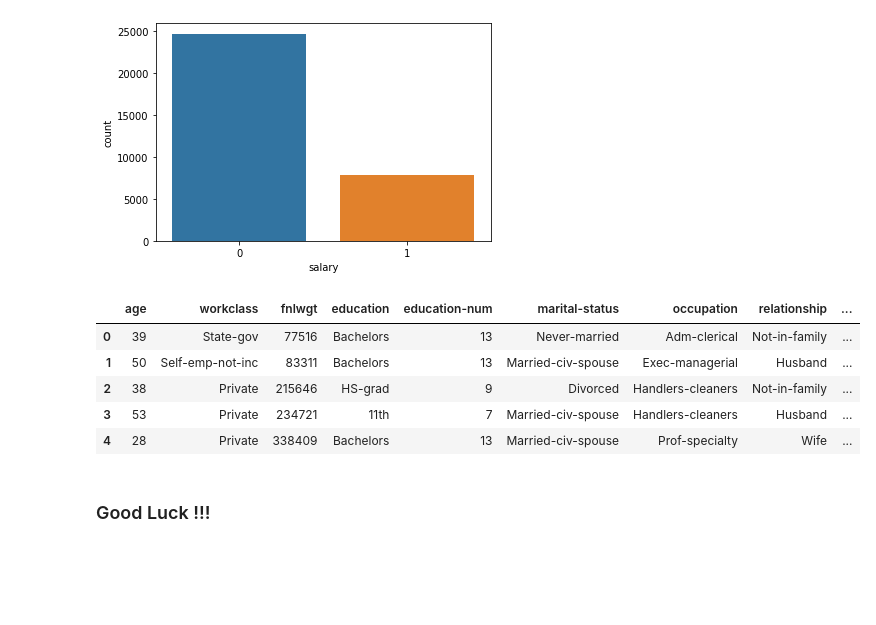
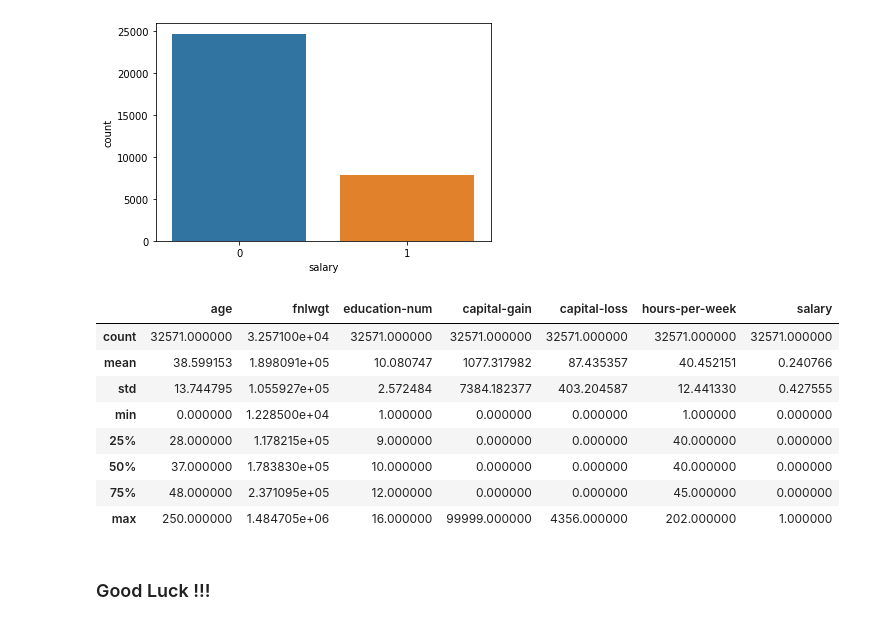
Before and after one commit to Arx1971/Predict-Person-Yearly-Salary, a Jupyter notebook: FinalProject_Spring2020.ipynb, the cells around one changed output. Drawn from its saved outputs; the diff is of its cells as text; code cells hidden in the pictures; blank space fills up the shorter version.

```diff
--- a/FinalProject_Spring2020.ipynb
+++ b/FinalProject_Spring2020.ipynb
@@ -96,14 +96,17 @@ sns.countplot(df['salary'])
 <matplotlib.axes._subplots.AxesSubplot at 0x...>
 [figure]
 # %%
-df.descri
+df.describe()
 # %% [output]
-|  | age | workclass | fnlwgt | education | education-num | marital-status | occupation | relationship | ... |
-| 0 | 39 | State-gov | 77516 | Bachelors | 13 | Never-married | Adm-clerical | Not-in-family | ... |
-| 1 | 50 | Self-emp-not-inc | 83311 | Bachelors | 13 | Married-civ-spouse | Exec-managerial | Husband | ... |
-| 2 | 38 | Private | 215646 | HS-grad | 9 | Divorced | Handlers-cleaners | Not-in-family | ... |
-| 3 | 53 | Private | 234721 | 11th | 7 | Married-civ-spouse | Handlers-cleaners | Husband | ... |
-| 4 | 28 | Private | 338409 | Bachelors | 13 | Married-civ-spouse | Prof-specialty | Wife | ... |
+|  | age | fnlwgt | education-num | capital-gain | capital-loss | hours-per-week | salary |
+| count | 32571.000000 | 3.257100e+04 | 32571.000000 | 32571.000000 | 32571.000000 | 32571.000000 | 32571.000000 |
+| mean | 38.599153 | 1.898091e+05 | 10.080747 | 1077.317982 | 87.435357 | 40.452151 | 0.240766 |
+| std | 13.744795 | 1.055927e+05 | 2.572484 | 7384.182377 | 403.204587 | 12.441330 | 0.427555 |
+| min | 0.000000 | 1.228500e+04 | 1.000000 | 0.000000 | 0.000000 | 1.000000 | 0.000000 |
+| 25% | 28.000000 | 1.178215e+05 | 9.000000 | 0.000000 | 0.000000 | 40.000000 | 0.000000 |
+| 50% | 37.000000 | 1.783830e+05 | 10.000000 | 0.000000 | 0.000000 | 40.000000 | 0.000000 |
+| 75% | 48.000000 | 2.371095e+05 | 12.000000 | 0.000000 | 0.000000 | 45.000000 | 0.000000 |
+| max | 250.000000 | 1.484705e+06 | 16.000000 | 99999.000000 | 4356.000000 | 202.000000 | 1.000000 |
 # %% [markdown]
 ### Good Luck !!!
 # %% [markdown]
```
Also changed, not shown: parts of 10 cells of this notebook.
